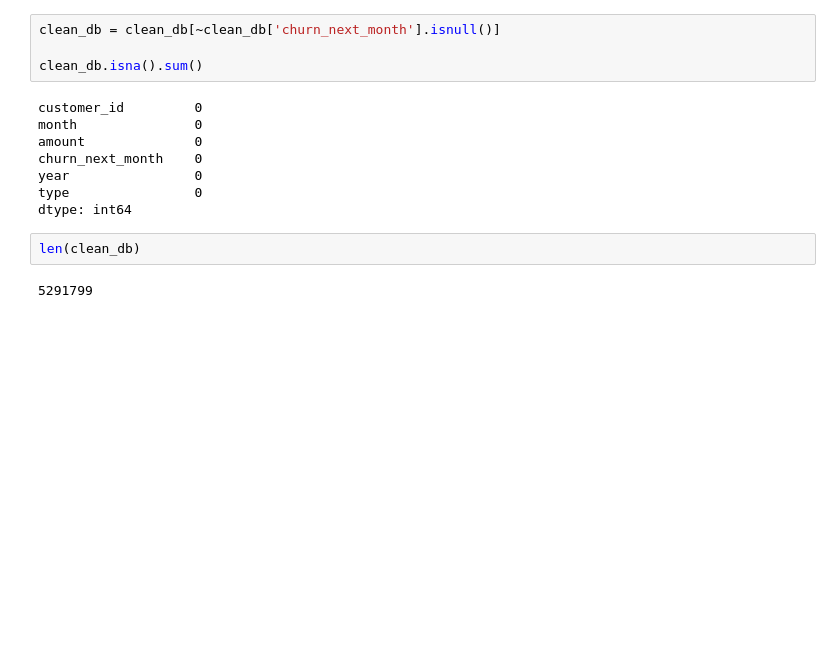
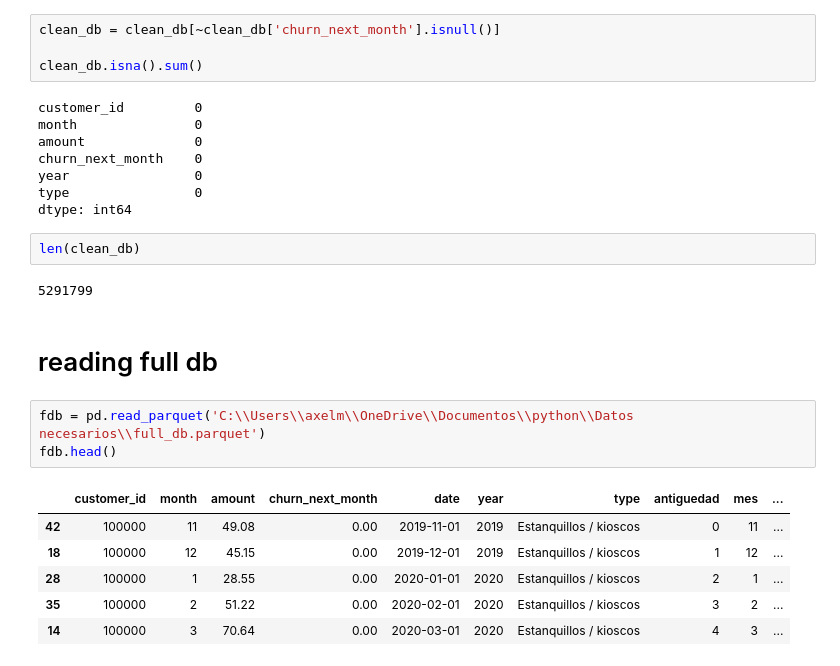
Before and after one commit to DiegoElian02/multicripto_epilogo, a Jupyter notebook: pruebas_axel.ipynb, the cells around one changed output. Cells and saved outputs as stored; diff of their text form; blank space fills up the shorter version.

Commit message:
read full db

```diff
--- a/pruebas_axel.ipynb
+++ b/pruebas_axel.ipynb
@@ -224,3 +224,15 @@ dtype: int64
 len(clean_db)
 # %% [output]
 5291799
+# %% [markdown]
+# reading full db
+# %%
+fdb = pd.read_parquet('C:\\Users\\axelm\\OneDrive\\Documentos\\python\\Datos necesarios\\full_db.parquet')
+fdb.head()
+# %% [output]
+|  | customer_id | month | amount | churn_next_month | date | year | type | antiguedad | mes | ... |
+| 42 | 100000 | 11 | 49.08 | 0.00 | 2019-11-01 | 2019 | Estanquillos / kioscos | 0 | 11 | ... |
+| 18 | 100000 | 12 | 45.15 | 0.00 | 2019-12-01 | 2019 | Estanquillos / kioscos | 1 | 12 | ... |
+| 28 | 100000 | 1 | 28.55 | 0.00 | 2020-01-01 | 2020 | Estanquillos / kioscos | 2 | 1 | ... |
+| 35 | 100000 | 2 | 51.22 | 0.00 | 2020-02-01 | 2020 | Estanquillos / kioscos | 3 | 2 | ... |
+| 14 | 100000 | 3 | 70.64 | 0.00 | 2020-03-01 | 2020 | Estanquillos / kioscos | 4 | 3 | ... |
```
Also changed, not shown: parts of 1 cell of this notebook.
